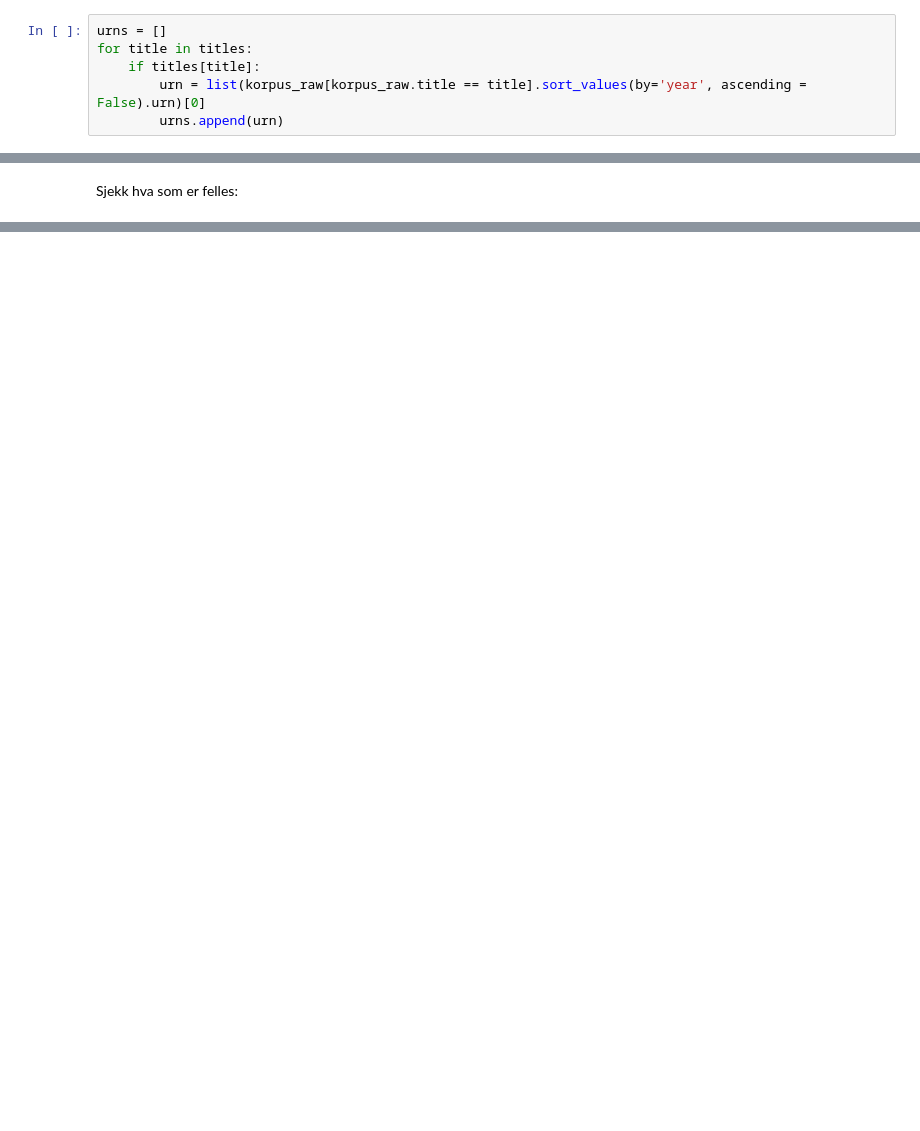
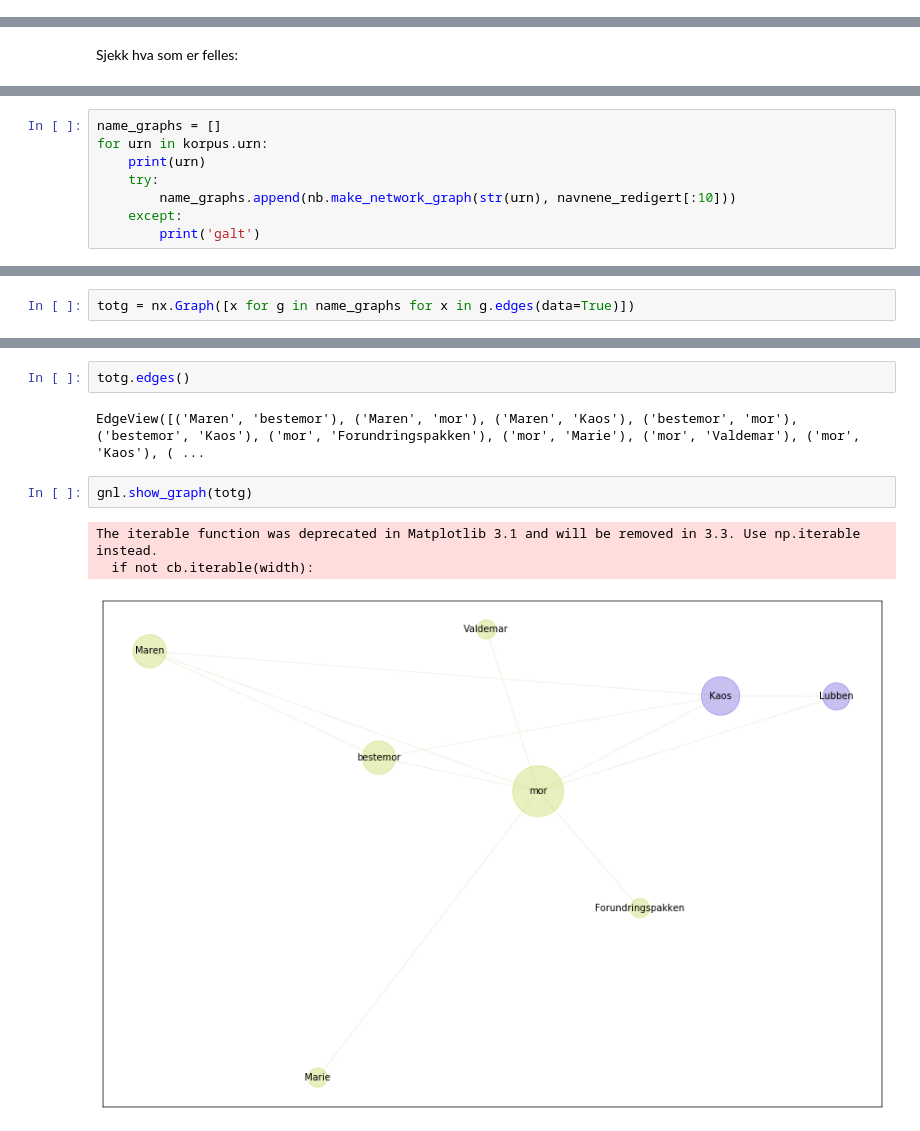
Before and after one commit to Yoonsen/Vestly, a Jupyter notebook: Navn i Vestly.ipynb, the cells around one changed output, grey strips where cells are left out. Drawn from its saved outputs; the diff is of its cells as text; blank space fills up the shorter version.

```diff
--- a/Navn i Vestly.ipynb
+++ b/Navn i Vestly.ipynb
@@ -30,9 +30,3 @@ Aurora og sokrates blå: 47/58/131 – #2F3A83"""
 korpus_raw = nb.book_corpus(author="vestly%anne%cath%", limit = 1000)
 # %%
 titles = Counter(dict(Counter(korpus_raw.title.values).most_common()))
-# %%
-urns = []
-for title in titles:
-    if titles[title]:
-        urn = list(korpus_raw[korpus_raw.title == title].sort_values(by='year', ascending = False).urn)[0]
-        urns.append(urn)
@@ -122,0 +425,8 @@ Sjekk hva som er felles:
+# %%
+name_graphs = []
+for urn in korpus.urn:
+    print(urn)
+    try:
+        name_graphs.append(nb.make_network_graph(str(urn), navnene_redigert[:10]))
+    except:
+        print('galt')
@@ -122,0 +453,2 @@ Sjekk hva som er felles:
+# %%
+totg = nx.Graph([x for g in name_graphs for x in g.edges(data=True)])
@@ -122,0 +475,10 @@ Sjekk hva som er felles:
+# %%
+totg.edges()
+# %% [output]
+EdgeView([('Maren', 'bestemor'), ('Maren', 'mor'), ('Maren', 'Kaos'), ('bestemor', 'mor'), ('bestemor', 'Kaos'), ('mor', 'Forundringspakken'), ('mor', 'Marie'), ('mor', 'Valdemar'), ('mor', 'Kaos'), ( ...
+# %%
+gnl.show_graph(totg)
+# %% [output]
+The iterable function was deprecated in Matplotlib 3.1 and will be removed in 3.3. Use np.iterable instead.
+  if not cb.iterable(width):
+[figure, added]
```
Also changed, not shown: parts of 16 cells of this notebook, 1 other file.
